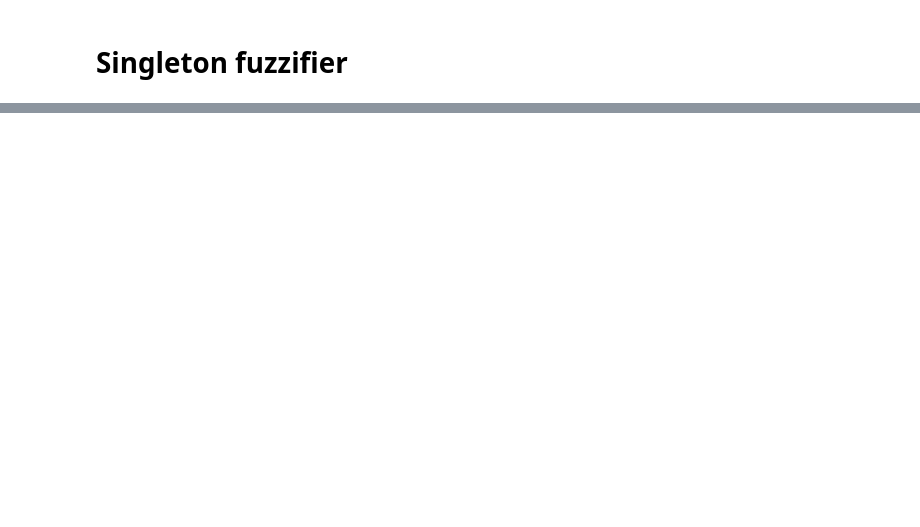
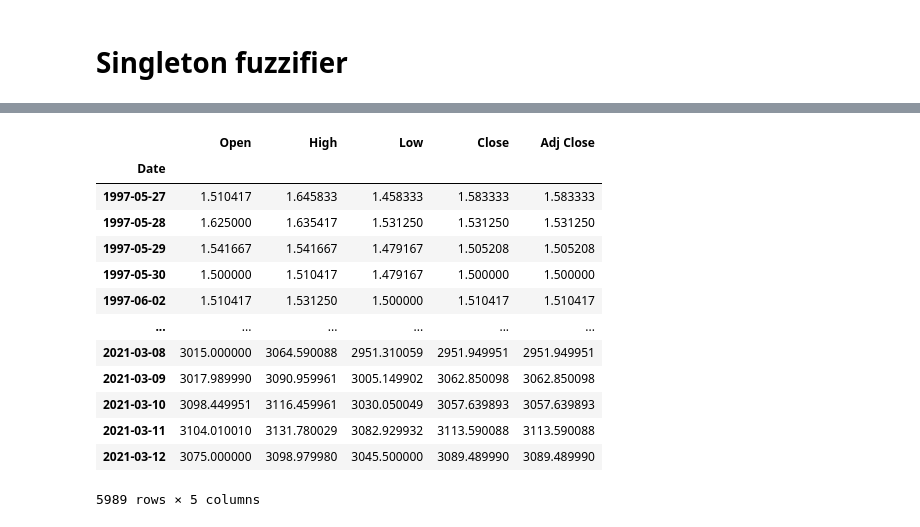
Before and after one commit to Emma3434/FRE-7121-Final-Project, a Jupyter notebook: Membership functions.ipynb, the cells around one changed output, grey strips where cells are left out. Saved outputs shown, nothing was run; the diff lists cells and outputs as text; code cells hidden in the pictures; blank space fills up the shorter version.

```diff
--- a/Membership functions.ipynb
+++ b/Membership functions.ipynb
@@ -151,0 +190,20 @@ topology = nx.complete_graph(num_islands)
+# %%
+price = df[["Open","High","Low","Close","Adj Close"]]
+price = price.iloc[7:]
+price.to_csv("price.csv")
+price
+# %% [output]
+|  | Open | High | Low | Close | Adj Close |
+| Date |  |  |  |  |  |
+| 1997-05-27 | 1.510417 | 1.645833 | 1.458333 | 1.583333 | 1.583333 |
+| 1997-05-28 | 1.625000 | 1.635417 | 1.531250 | 1.531250 | 1.531250 |
+| 1997-05-29 | 1.541667 | 1.541667 | 1.479167 | 1.505208 | 1.505208 |
+| 1997-05-30 | 1.500000 | 1.510417 | 1.479167 | 1.500000 | 1.500000 |
+| 1997-06-02 | 1.510417 | 1.531250 | 1.500000 | 1.510417 | 1.510417 |
+| ... | ... | ... | ... | ... | ... |
+| 2021-03-08 | 3015.000000 | 3064.590088 | 2951.310059 | 2951.949951 | 2951.949951 |
+| 2021-03-09 | 3017.989990 | 3090.959961 | 3005.149902 | 3062.850098 | 3062.850098 |
+| 2021-03-10 | 3098.449951 | 3116.459961 | 3030.050049 | 3057.639893 | 3057.639893 |
+| 2021-03-11 | 3104.010010 | 3131.780029 | 3082.929932 | 3113.590088 | 3113.590088 |
+| 2021-03-12 | 3075.000000 | 3098.979980 | 3045.500000 | 3089.489990 | 3089.489990 |
+5989 rows × 5 columns
```
Also changed, not shown: parts of 8 cells of this notebook, 3 other files.
